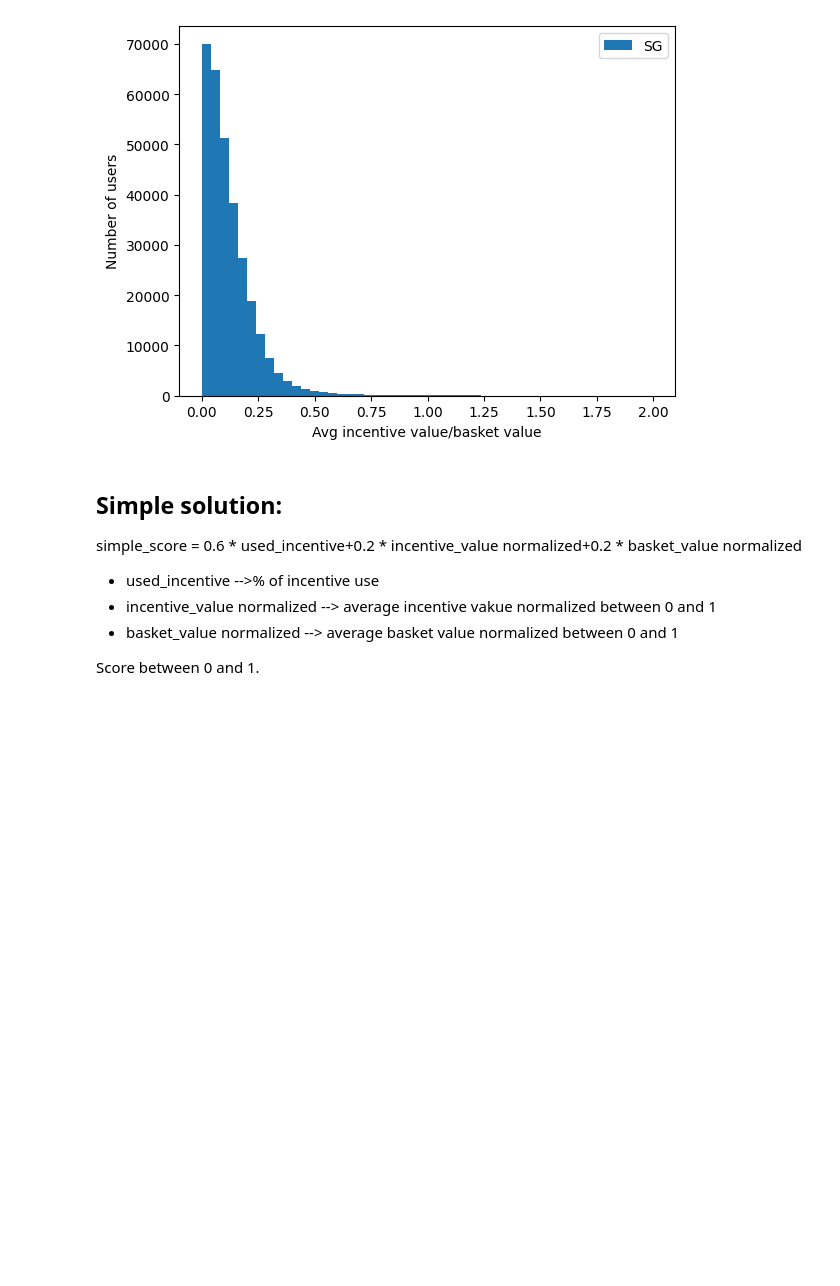
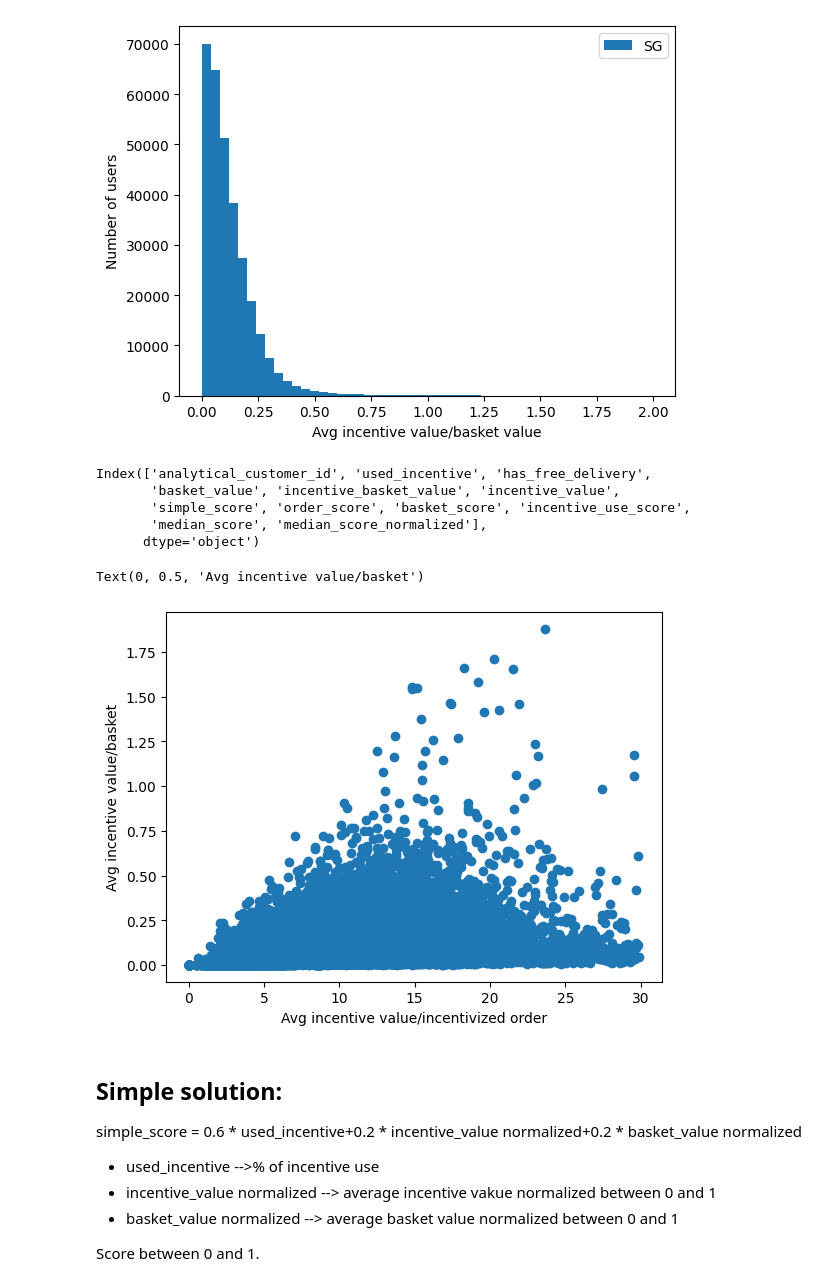
Before and after one commit to AChiaraCapuano/incentives_analysis, a Jupyter notebook: analysis_nb.ipynb, the cells around one changed output. Cells and saved outputs as stored; diff of their text form; code cells hidden in the pictures; blank space fills up the shorter version.

```diff
--- a/analysis_nb.ipynb
+++ b/analysis_nb.ipynb
@@ -165,6 +165,21 @@ plt.ylabel('Number of users')
 # %% [output]
 Text(0, 0.5, 'Number of users')
 [figure]
+# %%
+df_sol.columns
+# %% [output]
+Index(['analytical_customer_id', 'used_incentive', 'has_free_delivery',
+       'basket_value', 'incentive_basket_value', 'incentive_value',
+       'simple_score', 'order_score', 'basket_score', 'incentive_use_score',
+       'median_score', 'median_score_normalized'],
+      dtype='object')
+# %%
+plt.scatter(df_sol[(df_sol['incentive_basket_value']<2)&(df_sol['incentive_value']<30)]['incentive_value'], df_sol[(df_sol['incentive_basket_value']<2)&(df_sol['incentive_value']<30)]['incentive_basket_value']);
+plt.xlabel('Avg incentive value/incentivized order')
+plt.ylabel('Avg incentive value/basket')
+# %% [output]
+Text(0, 0.5, 'Avg incentive value/basket')
+[figure, added]
 # %%
 def min_max_norm(df, col):
     return ((df[col]-df[col].min())/(df[col].max()-df[col].min())).astype(float)
```
Also changed, not shown: parts of 4 cells of this notebook.
